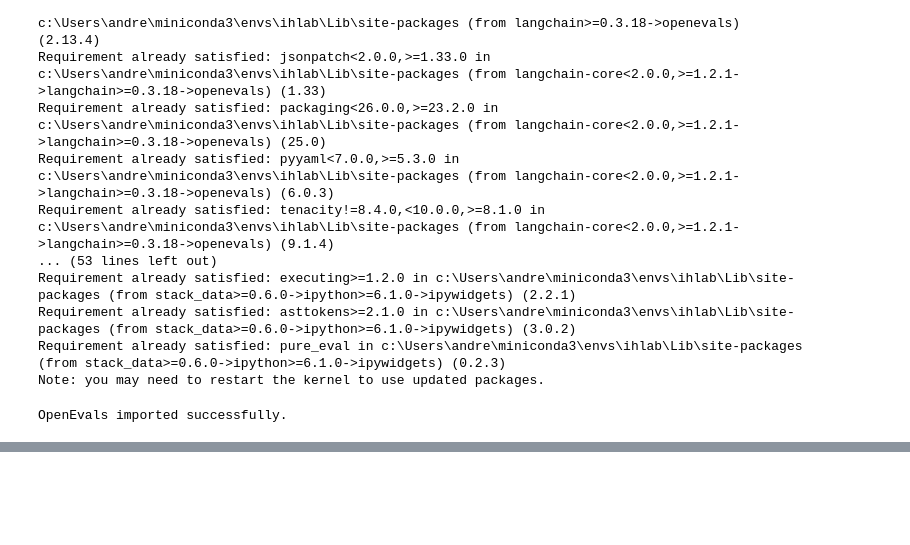
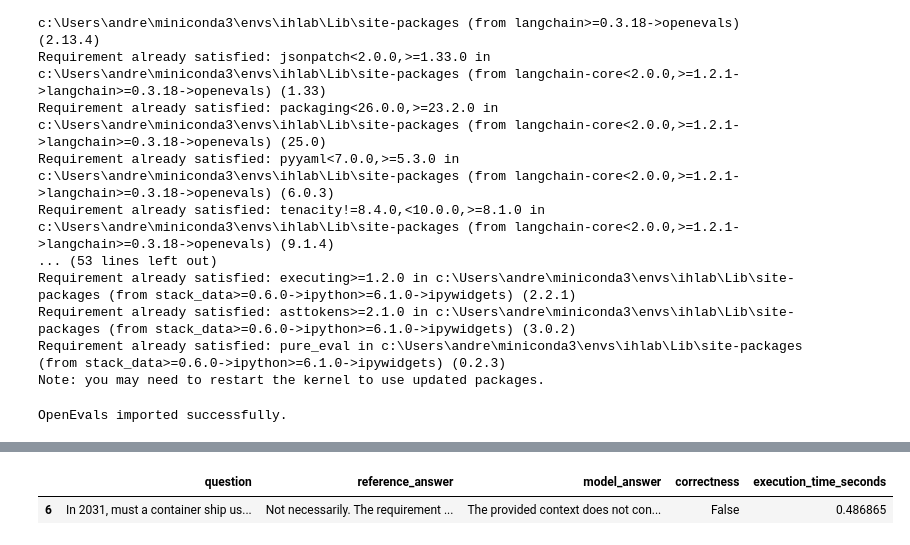
Before and after one commit to ai-consulting-bootcamp/lab-langsmith, a Jupyter notebook: eu_ets_fueleu_evaluation.ipynb, the cells around one changed output, grey strips where cells are left out. Saved outputs shown, nothing was run; the diff lists cells and outputs as text; code cells hidden in the pictures; blank space fills up the shorter version.

```diff
--- a/eu_ets_fueleu_evaluation.ipynb
+++ b/eu_ets_fueleu_evaluation.ipynb
@@ -264,0 +342,13 @@ https://eu.smith.langchain.com/o/47abe72e-ff1c-4427-b640-c999e9690abc/datasets/3
+# %%
+errors = analysis_df[analysis_df["is_correct"] == False]
+
+errors[[
+    "question",
+    "reference_answer",
+    "model_answer",
+    "correctness",
+    "execution_time_seconds"
+]]
+# %% [output]
+|  | question | reference_answer | model_answer | correctness | execution_time_seconds |
+| 6 | In 2031, must a container ship us... | Not necessarily. The requirement ... | The provided context does not con... | False | 0.486865 |
```
Also changed, not shown: parts of 6 cells of this notebook.
